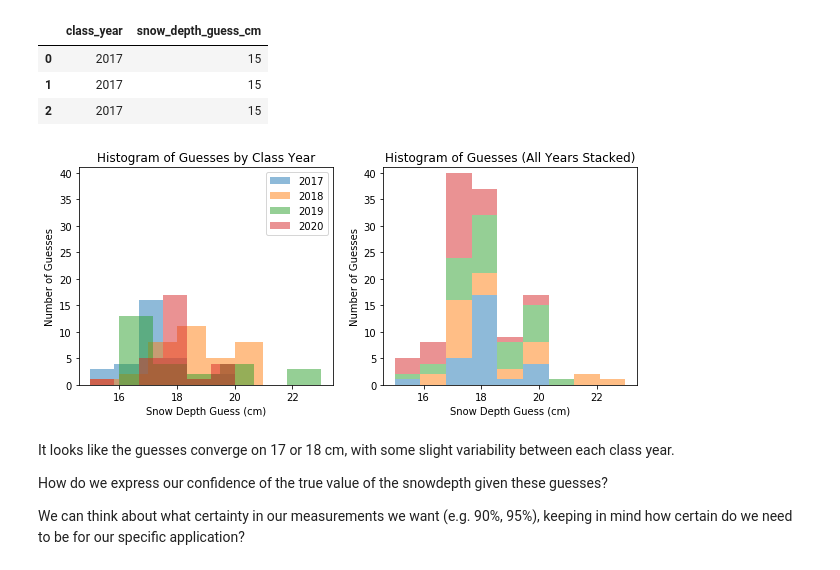
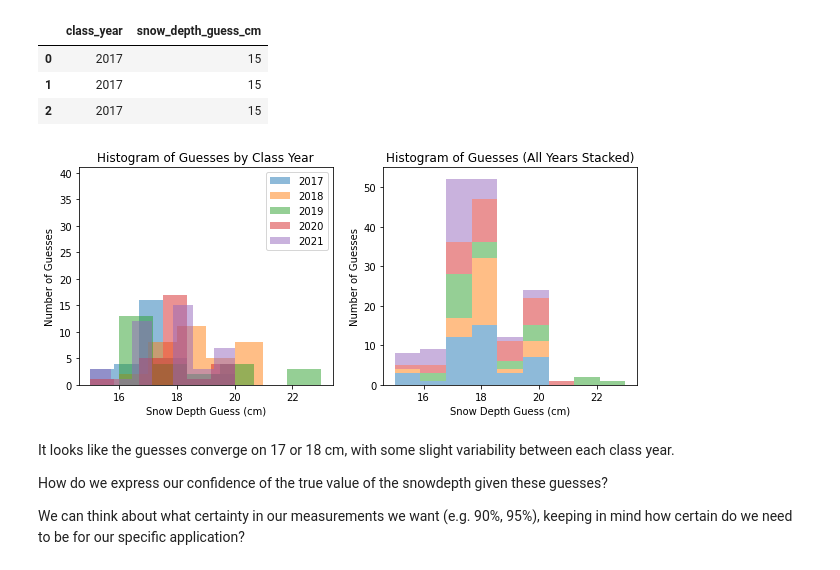
Before and after one commit to Mountain-Hydrology-Research-Group/data-analysis, a Jupyter notebook: modules/lab2/confidence-intervals.ipynb, the cells around one changed output. Drawn from its saved outputs; the diff is of its cells as text; code cells hidden in the pictures.

```diff
--- a/modules/lab2/confidence-intervals.ipynb
+++ b/modules/lab2/confidence-intervals.ipynb
@@ -27,26 +27,27 @@ snow_depth.head(3)
 # %%
 fig, ax = plt.subplots(1,2,figsize=(10,4))
 
 # First make a histogram of each year, overlapping
 snow_depth.groupby('class_year').snow_depth_guess_cm.hist(bins='sqrt', lw=2, grid=False, density=False, histtype='bar', alpha=0.5, legend=True, ax=ax[0])
 ax[0].set_title('Histogram of Guesses by Class Year')
 ax[0].set_xlabel('Snow Depth Guess (cm)')
 ax[0].set_ylabel('Number of Guesses')
 ax[0].set_ylim((0,41))
 
 
 # Next make a histogram of each year, but stack them into common bins
-stacked_by_year = [snow_depth.snow_depth_guess_cm.loc[snow_depth.class_year==2020].values,
+stacked_by_year = [snow_depth.snow_depth_guess_cm.loc[snow_depth.class_year==2021].values,
+                   snow_depth.snow_depth_guess_cm.loc[snow_depth.class_year==2020].values,
                    snow_depth.snow_depth_guess_cm.loc[snow_depth.class_year==2019].values,
                    snow_depth.snow_depth_guess_cm.loc[snow_depth.class_year==2018].values,
                    snow_depth.snow_depth_guess_cm.loc[snow_depth.class_year==2017].values]
 ax[1].hist(stacked_by_year, bins=9, lw=2, density=False, histtype='barstacked', alpha=0.5, stacked=True)
 ax[1].set_title('Histogram of Guesses (All Years Stacked)')
 ax[1].set_xlabel('Snow Depth Guess (cm)')
 ax[1].set_ylabel('Number of Guesses')
-ax[1].set_ylim((0,41));
+ax[1].set_ylim((0,55));
 # %% [output]
-[figure, old version]
+[figure, new version]
 # %% [markdown]
 It looks like the guesses converge on 17 or 18 cm, with some slight variability between each class year.
 
```
Also changed, not shown: parts of 4 cells of this notebook, 6 other files.
